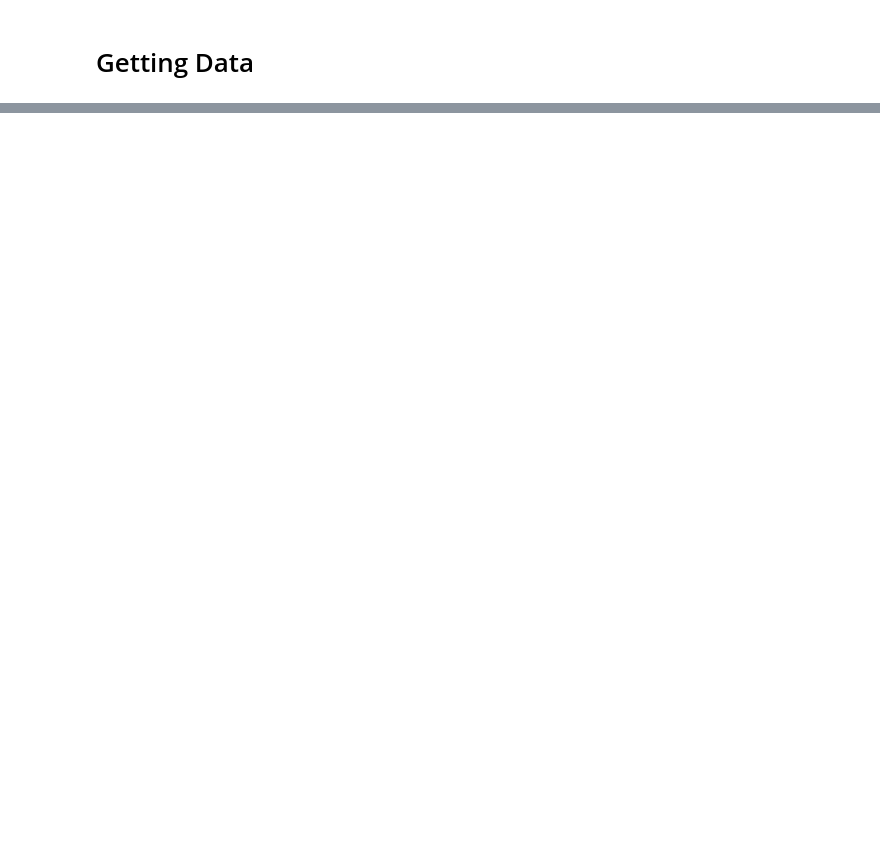
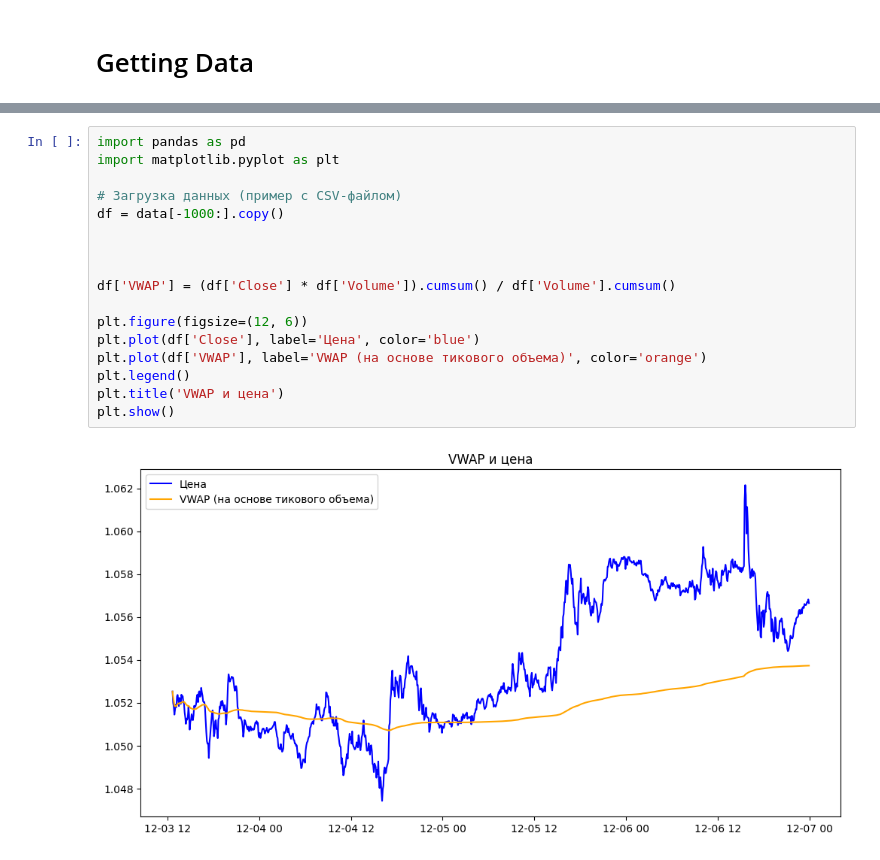
Before and after one commit to Alexa9der/trading_robot, a Jupyter notebook: src/trading_robot/notebooks/basic_future_inzenering.ipynb, the cells around one changed output, grey strips where cells are left out. Saved outputs shown, nothing was run; the diff lists cells and outputs as text; blank space fills up the shorter version.

```diff
--- a/src/trading_robot/notebooks/basic_future_inzenering.ipynb
+++ b/src/trading_robot/notebooks/basic_future_inzenering.ipynb
@@ -36,0 +1189,19 @@ data.head()
+# %%
+import pandas as pd
+import matplotlib.pyplot as plt
+
+# Загрузка данных (пример с CSV-файлом)
+df = data[-1000:].copy()
+
+
+
+df['VWAP'] = (df['Close'] * df['Volume']).cumsum() / df['Volume'].cumsum()
+
+plt.figure(figsize=(12, 6))
+plt.plot(df['Close'], label='Цена', color='blue')
+plt.plot(df['VWAP'], label='VWAP (на основе тикового объема)', color='orange')
+plt.legend()
+plt.title('VWAP и цена')
+plt.show()
+# %% [output]
+[figure, added]
```
Also changed, not shown: parts of 32 cells of this notebook, 9 other files.
